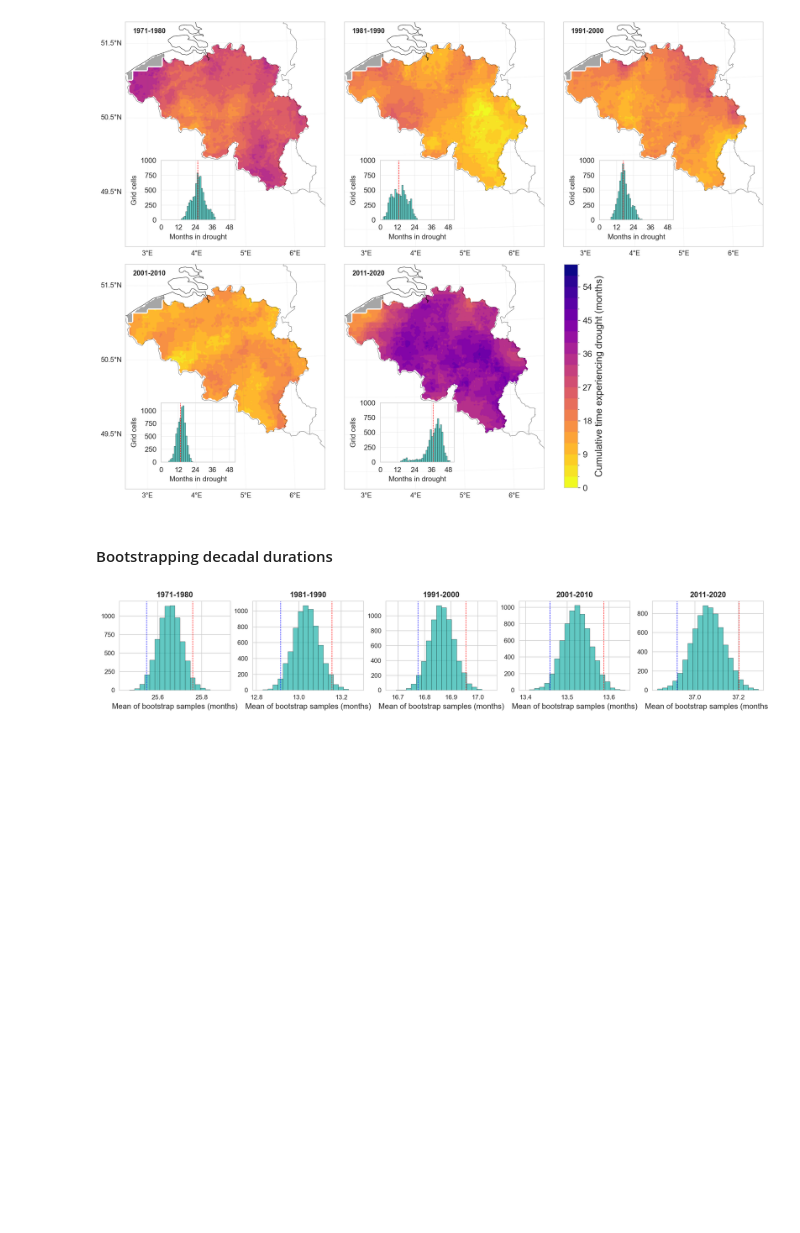
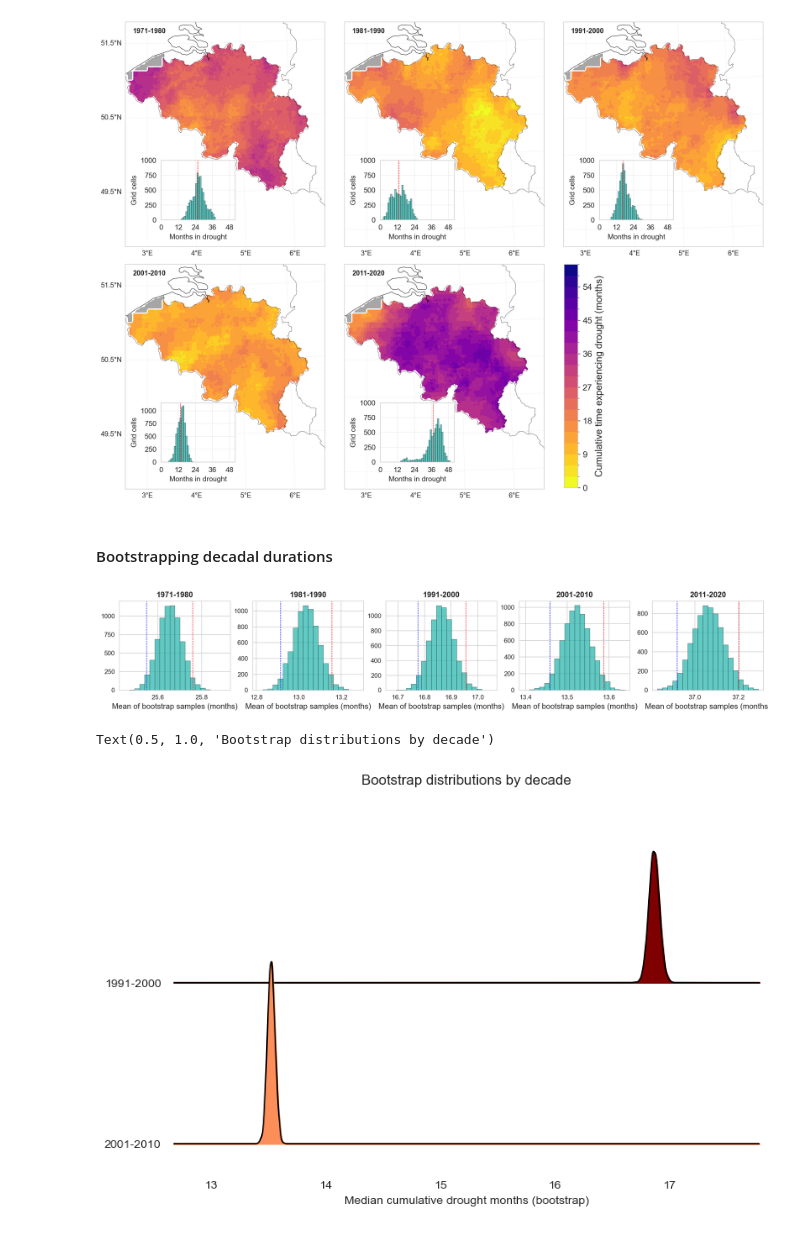
Before and after one commit to klekarkar/mHM_IO_dataprocessing, a Jupyter notebook: SMI_journal_plotting.ipynb, the cells around one changed output. Saved outputs shown, nothing was run; the diff lists cells and outputs as text; code cells hidden in the pictures; blank space fills up the shorter version.

Commit message:
bootstrapped histograms

```diff
--- a/SMI_journal_plotting.ipynb
+++ b/SMI_journal_plotting.ipynb
@@ -551,3 +551,21 @@ for i, (decade, ax) in enumerate(zip(decades, axes)):
     ax.set_title(decade, fontsize=12, fontweight='bold')
 # %% [output]
 [figure]
+# %%
+#plot ridgeline plots with joypy
+from joypy import joyplot
+
+# Create a DataFrame for the joyplot
+import pandas as pd, joypy, matplotlib.pyplot as plt
+
+df = pd.DataFrame(t_mean_decades)[decades]   # keep chronological order
+joypy.joyplot(df.iloc[:, 2:4],
+              colormap=plt.cm.OrRd_r,
+              linewidth=1.2,
+              figsize=(8,5))
+
+plt.xlabel('Median cumulative drought months (bootstrap)')
+plt.title('Bootstrap distributions by decade')
+# %% [output]
+Text(0.5, 1.0, 'Bootstrap distributions by decade')
+[figure, added]
```
